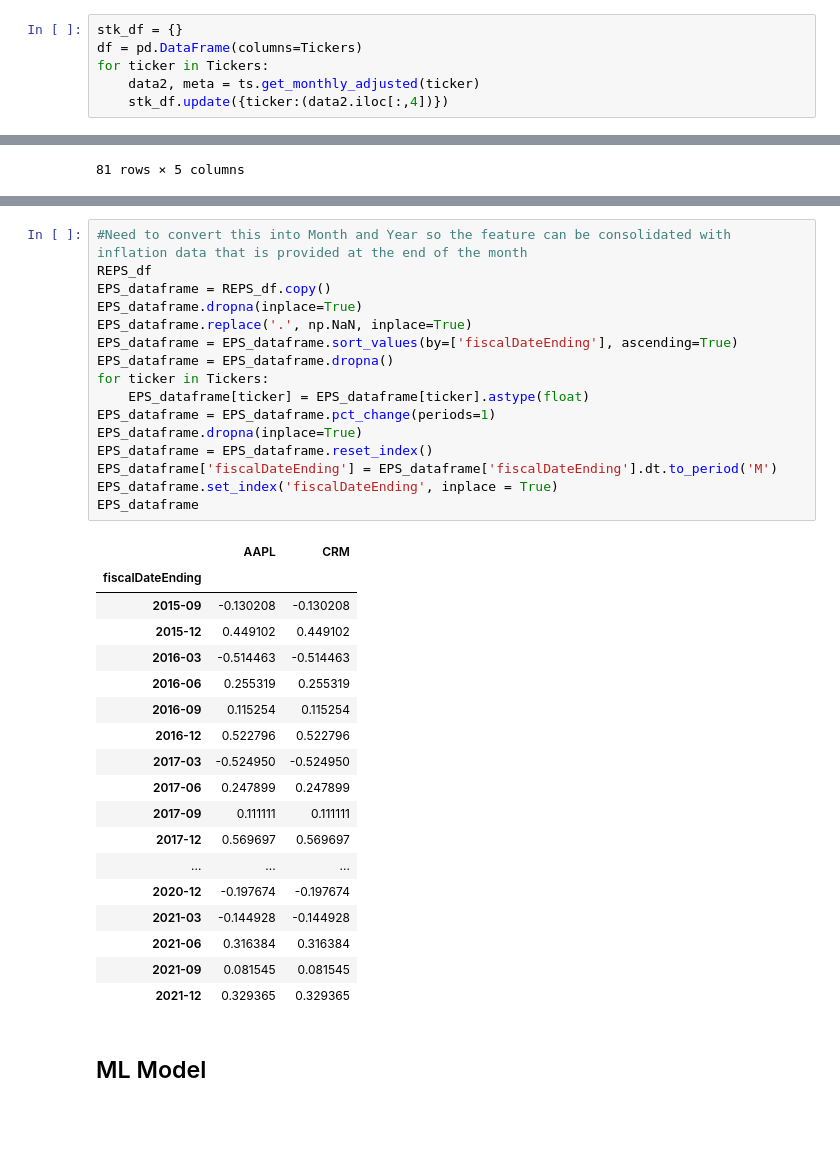
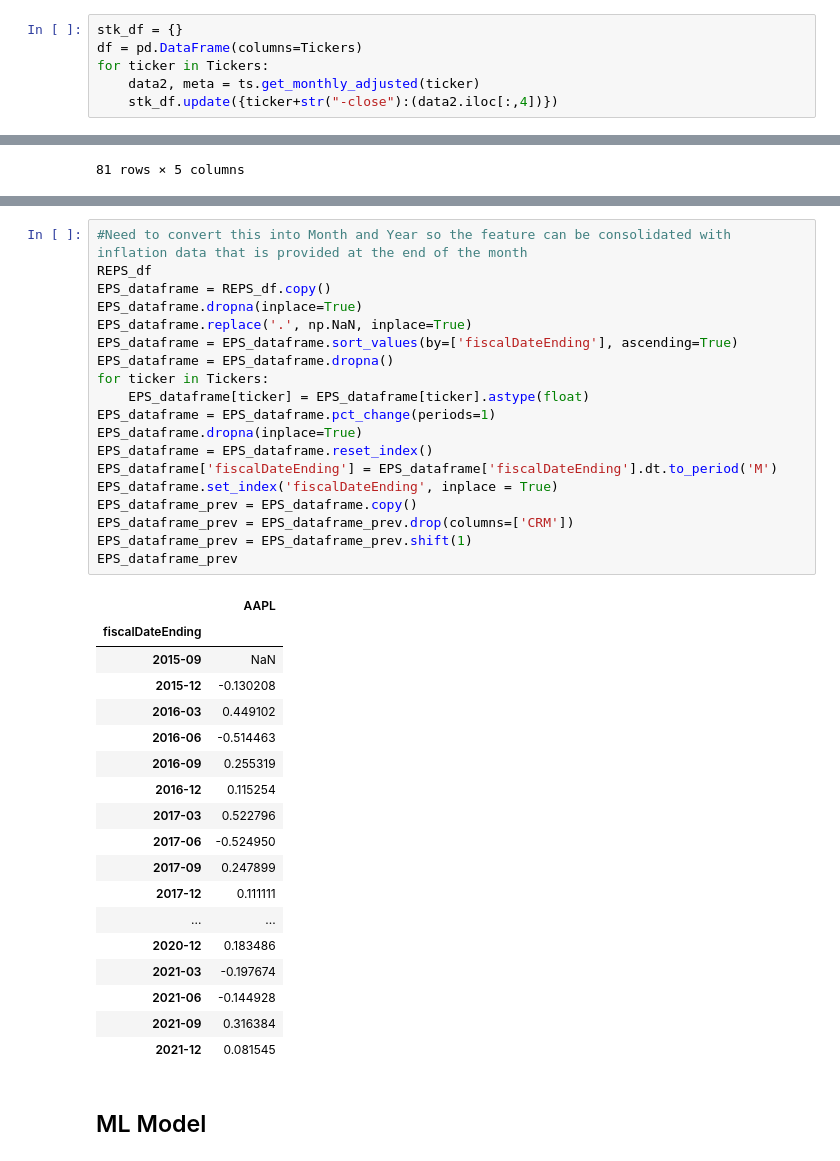
Before and after one commit to evianap/Roboadvisor, a Jupyter notebook: Obtain Stocks.ipynb, the cells around one changed output, grey strips where cells are left out. Saved outputs shown, nothing was run; the diff lists cells and outputs as text; blank space fills up the shorter version.

```diff
--- a/Obtain Stocks.ipynb
+++ b/Obtain Stocks.ipynb
@@ -64,7 +64,7 @@ stk_df = {}
 df = pd.DataFrame(columns=Tickers)
 for ticker in Tickers:
     data2, meta = ts.get_monthly_adjusted(ticker)
-    stk_df.update({ticker:(data2.iloc[:,4])})
+    stk_df.update({ticker+str("-close"):(data2.iloc[:,4])})
 # %%
 #Need to convert this into Month and Year so the feature can be consolidated with inflation data that is provided at the end of the month
 stocks_df = pd.DataFrame(stk_df)
@@ -510,38 +516,41 @@ REPS_df
 # %%
 #Need to convert this into Month and Year so the feature can be consolidated with inflation data that is provided at the end of the month
 REPS_df
 EPS_dataframe = REPS_df.copy()
 EPS_dataframe.dropna(inplace=True)
 EPS_dataframe.replace('.', np.NaN, inplace=True)
 EPS_dataframe = EPS_dataframe.sort_values(by=['fiscalDateEnding'], ascending=True)
 EPS_dataframe = EPS_dataframe.dropna()
 for ticker in Tickers:
     EPS_dataframe[ticker] = EPS_dataframe[ticker].astype(float)
 EPS_dataframe = EPS_dataframe.pct_change(periods=1)
 EPS_dataframe.dropna(inplace=True)
 EPS_dataframe = EPS_dataframe.reset_index()
 EPS_dataframe['fiscalDateEnding'] = EPS_dataframe['fiscalDateEnding'].dt.to_period('M')
 EPS_dataframe.set_index('fiscalDateEnding', inplace = True)
-EPS_dataframe
+EPS_dataframe_prev = EPS_dataframe.copy()
+EPS_dataframe_prev = EPS_dataframe_prev.drop(columns=['CRM'])
+EPS_dataframe_prev = EPS_dataframe_prev.shift(1)
+EPS_dataframe_prev
 # %% [output]
-|  | AAPL | CRM |
-| fiscalDateEnding |  |  |
-| 2015-09 | -0.130208 | -0.130208 |
-| 2015-12 | 0.449102 | 0.449102 |
-| 2016-03 | -0.514463 | -0.514463 |
-| 2016-06 | 0.255319 | 0.255319 |
-| 2016-09 | 0.115254 | 0.115254 |
-| 2016-12 | 0.522796 | 0.522796 |
-| 2017-03 | -0.524950 | -0.524950 |
-| 2017-06 | 0.247899 | 0.247899 |
-| 2017-09 | 0.111111 | 0.111111 |
-| 2017-12 | 0.569697 | 0.569697 |
-| ... | ... | ... |
-| 2020-12 | -0.197674 | -0.197674 |
-| 2021-03 | -0.144928 | -0.144928 |
-| 2021-06 | 0.316384 | 0.316384 |
-| 2021-09 | 0.081545 | 0.081545 |
-| 2021-12 | 0.329365 | 0.329365 |
+|  | AAPL |
+| fiscalDateEnding |  |
+| 2015-09 | NaN |
+| 2015-12 | -0.130208 |
+| 2016-03 | 0.449102 |
+| 2016-06 | -0.514463 |
+| 2016-09 | 0.255319 |
+| 2016-12 | 0.115254 |
+| 2017-03 | 0.522796 |
+| 2017-06 | -0.524950 |
+| 2017-09 | 0.247899 |
+| 2017-12 | 0.111111 |
+| ... | ... |
+| 2020-12 | 0.183486 |
+| 2021-03 | -0.197674 |
+| 2021-06 | -0.144928 |
+| 2021-09 | 0.316384 |
+| 2021-12 | 0.081545 |
 # %% [markdown]
 ## ML Model
 # %%
```
Also changed, not shown: parts of 22 cells of this notebook.
